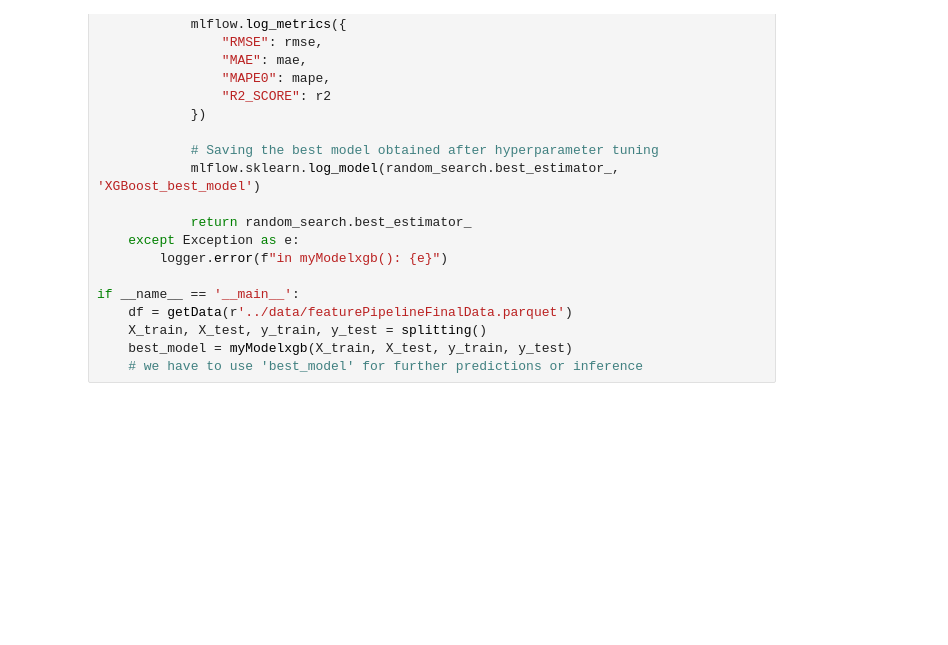
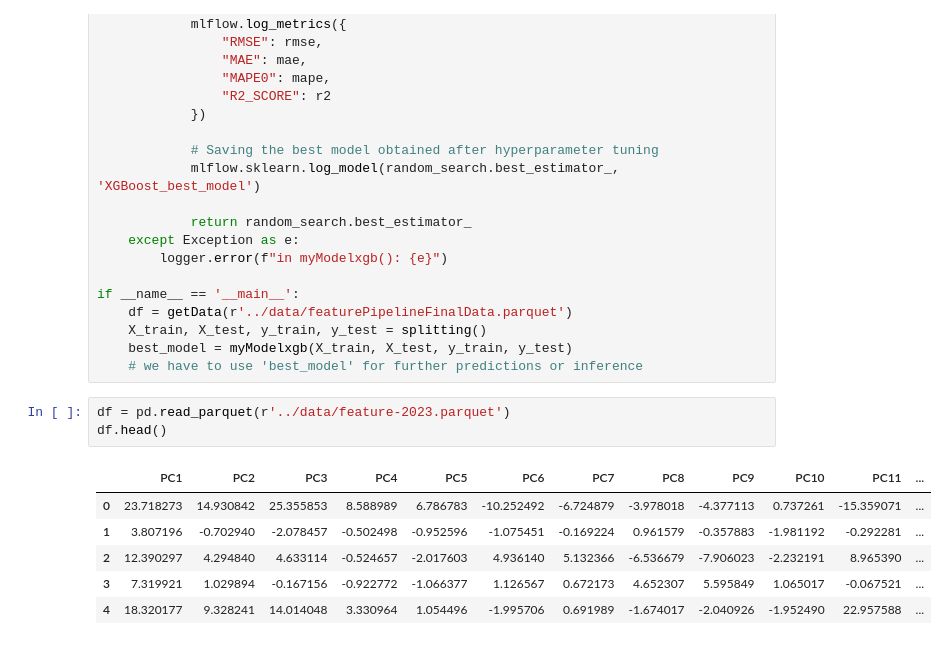
Before and after one commit to skhapijulhossen/uber-taxi-demand, a Jupyter notebook: code/some_Backup_resorce.ipynb, the cells around one changed output. Drawn from its saved outputs; the diff is of its cells as text; blank space fills up the shorter version.

```diff
--- a/code/some_Backup_resorce.ipynb
+++ b/code/some_Backup_resorce.ipynb
@@ -267,3 +267,13 @@ if __name__ == '__main__':
     X_train, X_test, y_train, y_test = splitting()
     best_model = myModelxgb(X_train, X_test, y_train, y_test)
     # we have to use 'best_model' for further predictions or inference
+# %%
+df = pd.read_parquet(r'../data/feature-2023.parquet')
+df.head()
+# %% [output]
+|  | PC1 | PC2 | PC3 | PC4 | PC5 | PC6 | PC7 | PC8 | PC9 | PC10 | PC11 | ... |
+| 0 | 23.718273 | 14.930842 | 25.355853 | 8.588989 | 6.786783 | -10.252492 | -6.724879 | -3.978018 | -4.377113 | 0.737261 | -15.359071 | ... |
+| 1 | 3.807196 | -0.702940 | -2.078457 | -0.502498 | -0.952596 | -1.075451 | -0.169224 | 0.961579 | -0.357883 | -1.981192 | -0.292281 | ... |
+| 2 | 12.390297 | 4.294840 | 4.633114 | -0.524657 | -2.017603 | 4.936140 | 5.132366 | -6.536679 | -7.906023 | -2.232191 | 8.965390 | ... |
+| 3 | 7.319921 | 1.029894 | -0.167156 | -0.922772 | -1.066377 | 1.126567 | 0.672173 | 4.652307 | 5.595849 | 1.065017 | -0.067521 | ... |
+| 4 | 18.320177 | 9.328241 | 14.014048 | 3.330964 | 1.054496 | -1.995706 | 0.691989 | -1.674017 | -2.040926 | -1.952490 | 22.957588 | ... |
```
Also changed, not shown: parts of 1 cell of this notebook, 17 other files.
